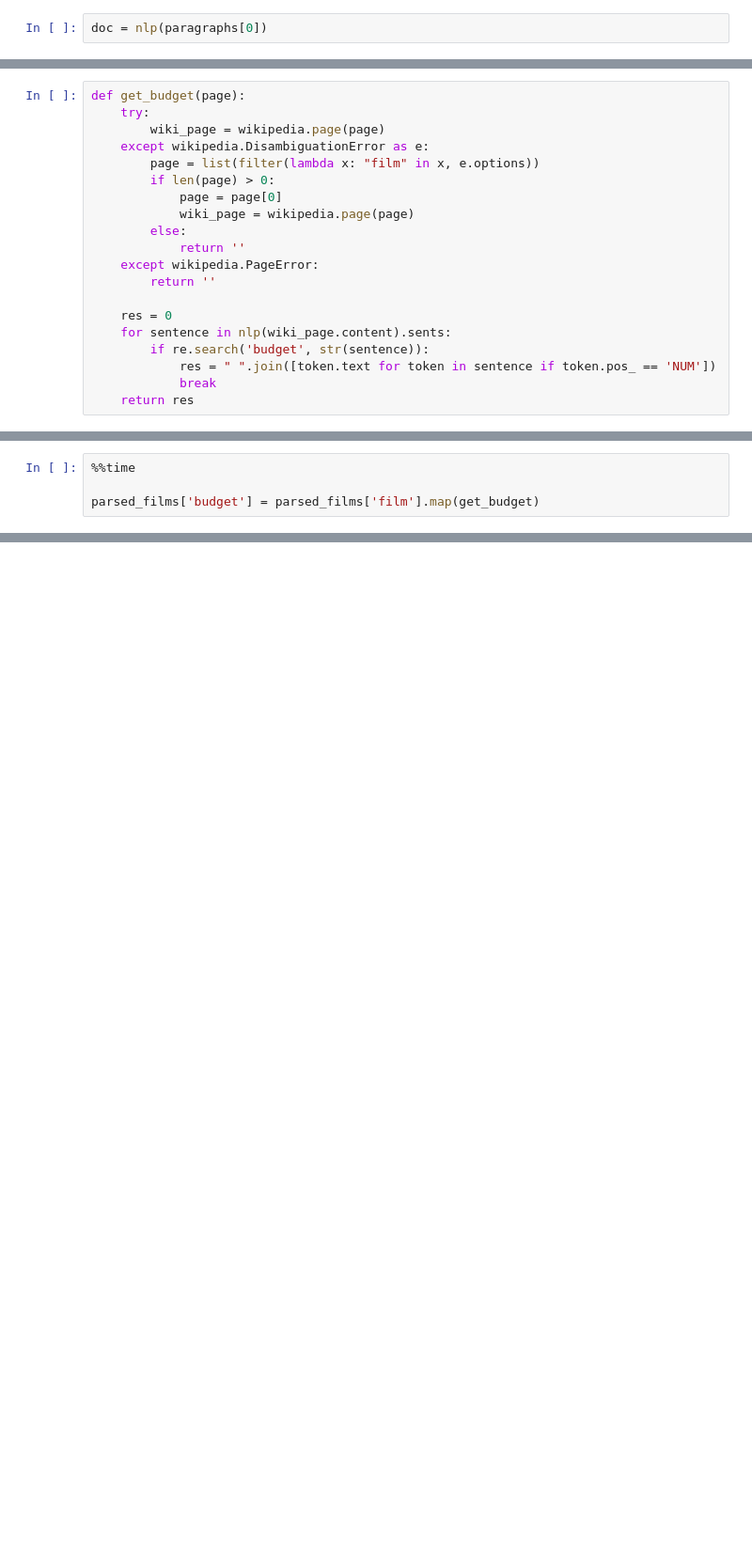
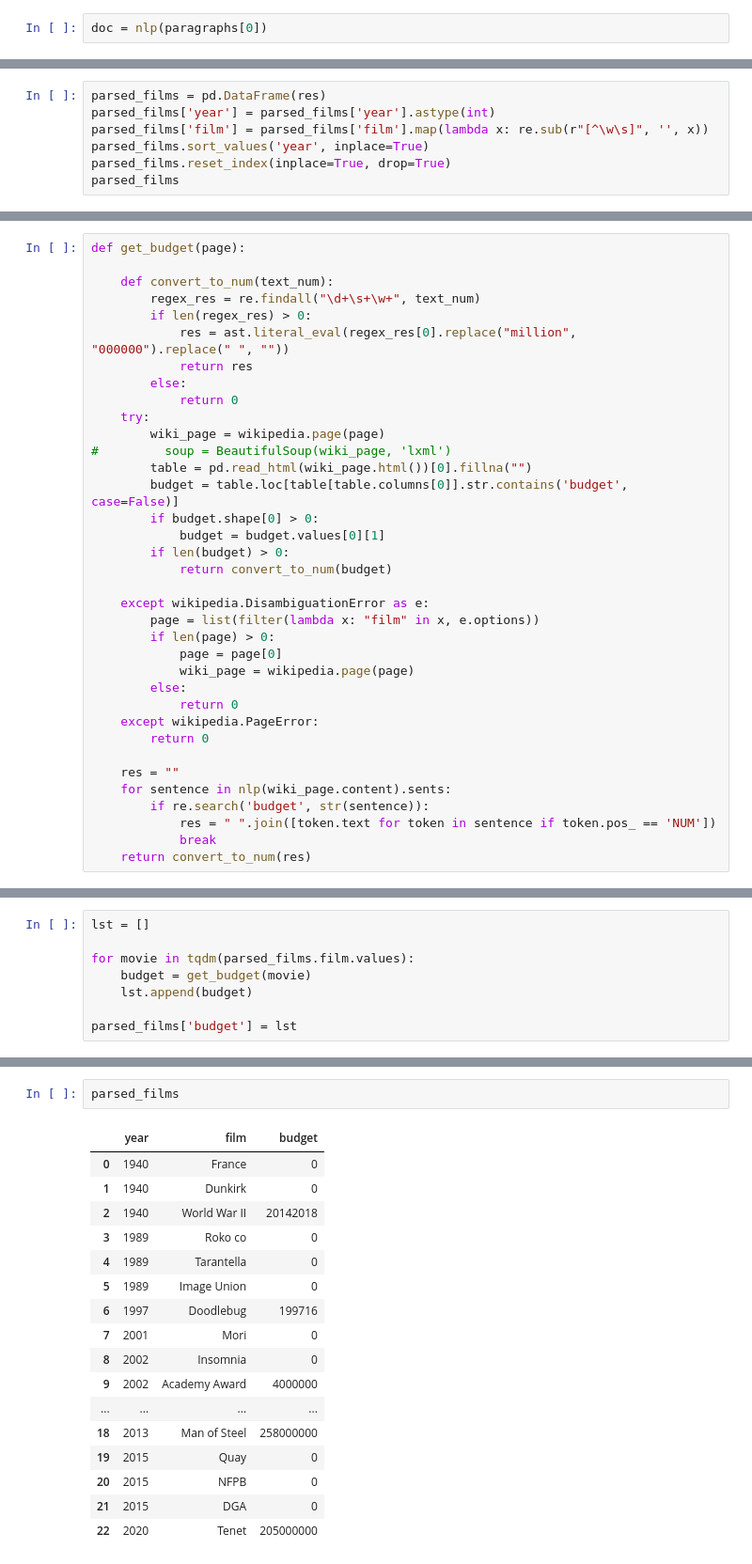
Before and after one commit to vseloved/prj-nlp-2020, a Jupyter notebook: students/DimaSakovich/04-nlp-full-circle/fact_checking.ipynb, the cells around one changed output, grey strips where cells are left out. Shown at 94% size. Drawn from its saved outputs; the diff is of its cells as text; blank space fills up the shorter version.

```diff
--- a/students/DimaSakovich/04-nlp-full-circle/fact_checking.ipynb
+++ b/students/DimaSakovich/04-nlp-full-circle/fact_checking.ipynb
@@ -83,0 +136,7 @@ doc = nlp(paragraphs[0])
+# %%
+parsed_films = pd.DataFrame(res)
+parsed_films['year'] = parsed_films['year'].astype(int)
+parsed_films['film'] = parsed_films['film'].map(lambda x: re.sub(r"[^\w\s]", '', x))
+parsed_films.sort_values('year', inplace=True)
+parsed_films.reset_index(inplace=True, drop=True)
+parsed_films
@@ -84,20 +161,36 @@ doc = nlp(paragraphs[0])
 # %%
 def get_budget(page):
+
+    def convert_to_num(text_num):
+        regex_res = re.findall("\d+\s+\w+", text_num)
+        if len(regex_res) > 0:
+            res = ast.literal_eval(regex_res[0].replace("million", "000000").replace(" ", ""))
+            return res
+        else:
+            return 0
     try:
         wiki_page = wikipedia.page(page)
+#         soup = BeautifulSoup(wiki_page, 'lxml')
+        table = pd.read_html(wiki_page.html())[0].fillna("")
+        budget = table.loc[table[table.columns[0]].str.contains('budget', case=False)]
+        if budget.shape[0] > 0:
+            budget = budget.values[0][1]
+        if len(budget) > 0:
+            return convert_to_num(budget)
+
     except wikipedia.DisambiguationError as e:
         page = list(filter(lambda x: "film" in x, e.options))
         if len(page) > 0:
             page = page[0]
             wiki_page = wikipedia.page(page)
         else:
-            return ''
+            return 0
     except wikipedia.PageError:
-        return ''
+        return 0
 
-    res = 0
+    res = ""
     for sentence in nlp(wiki_page.content).sents:
         if re.search('budget', str(sentence)):
             res = " ".join([token.text for token in sentence if token.pos_ == 'NUM'])
             break
-    return res
+    return convert_to_num(res)
@@ -135,4 +196,0 @@ parsed_films = pd.DataFrame(res)
-# %%
-%%time
-
-parsed_films['budget'] = parsed_films['film'].map(get_budget)
@@ -144,0 +197,8 @@ Wall time: 1min 49s
+# %%
+lst = []
+
+for movie in tqdm(parsed_films.film.values):
+    budget = get_budget(movie)
+    lst.append(budget)
+
+parsed_films['budget'] = lst
@@ -144,0 +209,20 @@ Wall time: 1min 49s
+# %%
+parsed_films
+# %% [output]
+|  | year | film | budget |
+| 0 | 1940 | France | 0 |
+| 1 | 1940 | Dunkirk | 0 |
+| 2 | 1940 | World War II | 20142018 |
+| 3 | 1989 | Roko co | 0 |
+| 4 | 1989 | Tarantella | 0 |
+| 5 | 1989 | Image Union | 0 |
+| 6 | 1997 | Doodlebug | 199716 |
+| 7 | 2001 | Mori | 0 |
+| 8 | 2002 | Insomnia | 0 |
+| 9 | 2002 | Academy Award | 4000000 |
+| ... | ... | ... | ... |
+| 18 | 2013 | Man of Steel | 258000000 |
+| 19 | 2015 | Quay | 0 |
+| 20 | 2015 | NFPB | 0 |
+| 21 | 2015 | DGA | 0 |
+| 22 | 2020 | Tenet | 205000000 |
```
Also changed, not shown: parts of 32 cells of this notebook, 1 other file.
